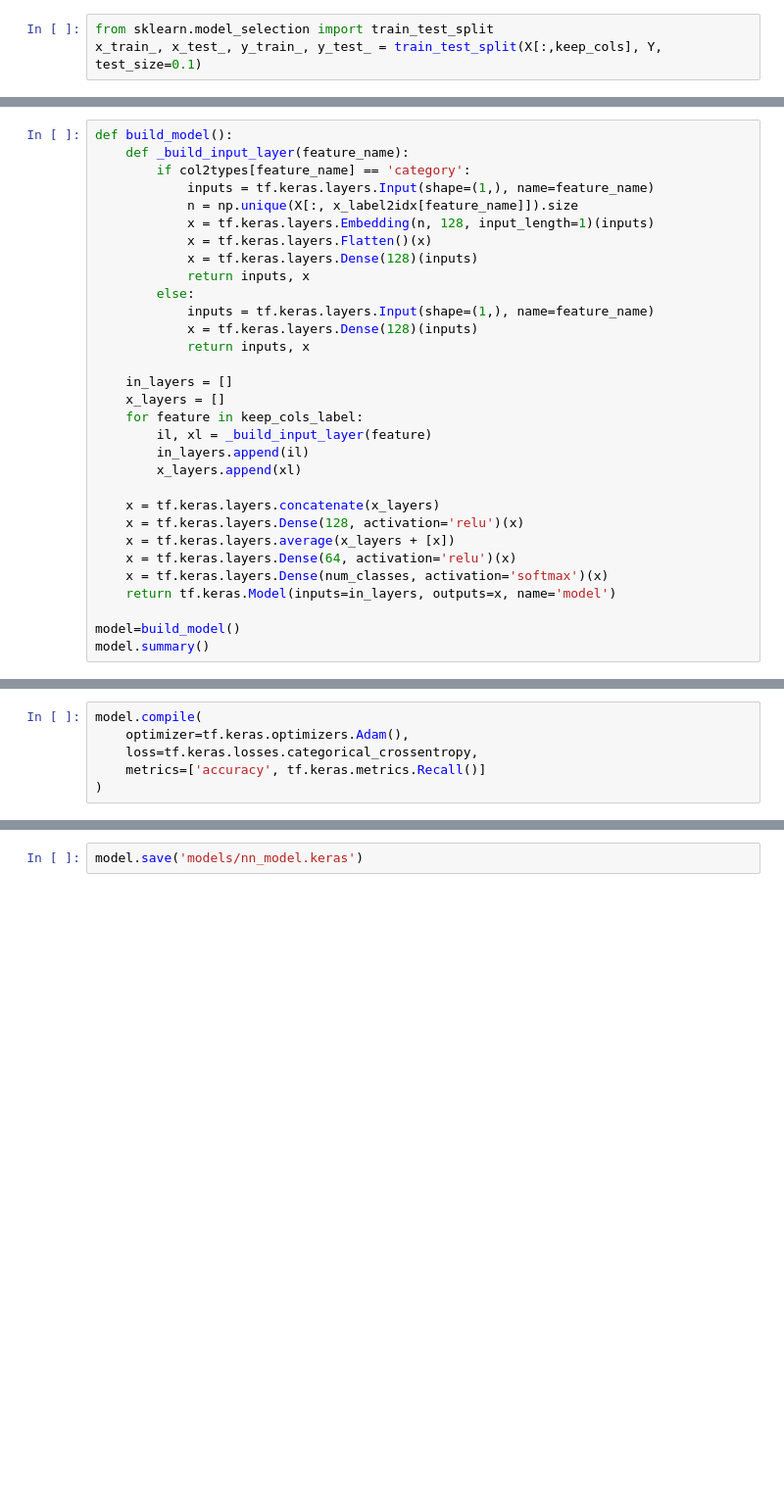
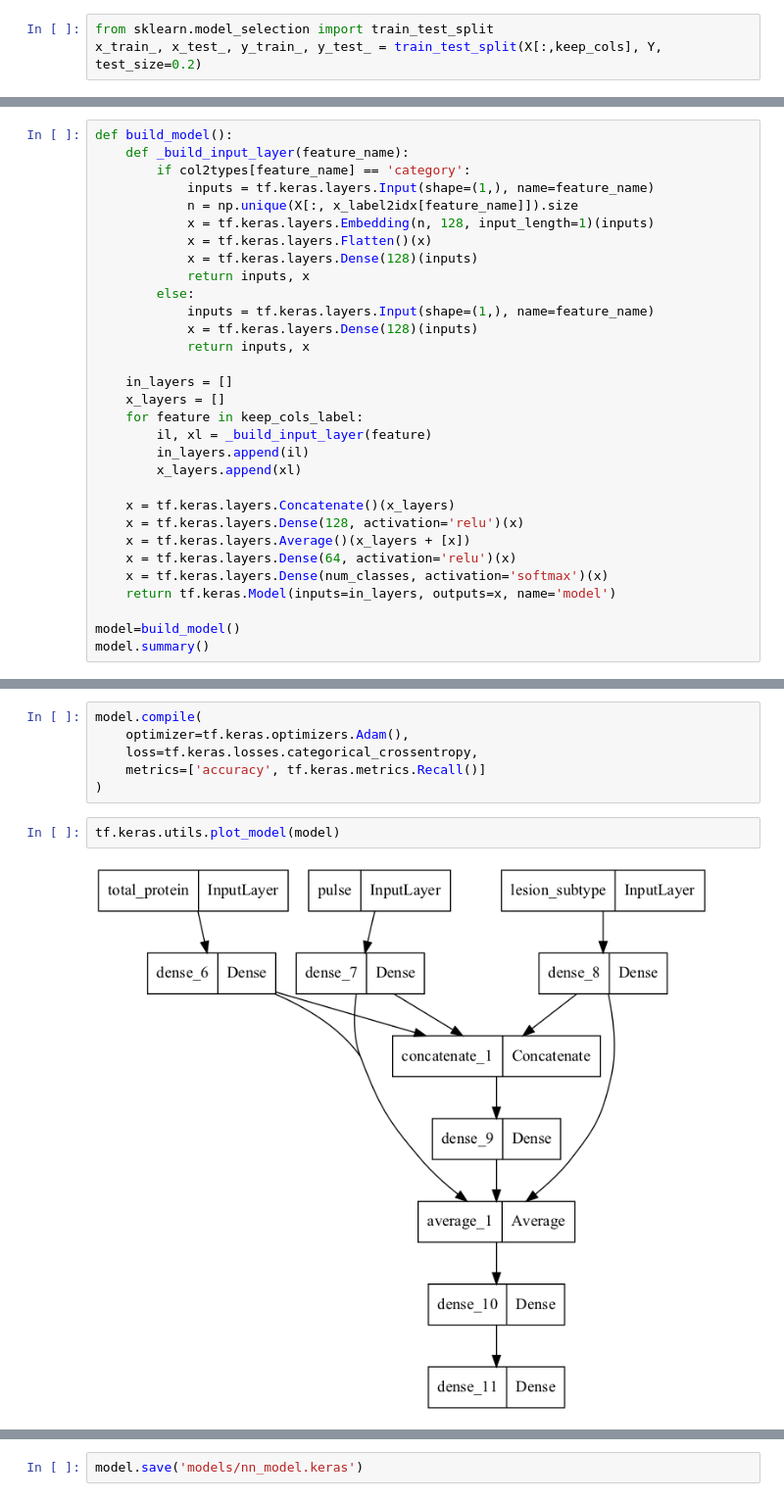
Before and after one commit to JaeAiKay/project-AI-classification, a Jupyter notebook: NN.ipynb, the cells around one changed output, grey strips where cells are left out. Shown: that part at 98% size. Saved outputs shown, nothing was run; the diff lists cells and outputs as text; blank space fills up the shorter version.

```diff
--- a/NN.ipynb
+++ b/NN.ipynb
@@ -72,7 +69,7 @@ keep_cols_label
 col2types = {l:df[l].dtype.name for l in X_labels}
 # %%
 from sklearn.model_selection import train_test_split
-x_train_, x_test_, y_train_, y_test_ = train_test_split(X[:,keep_cols], Y, test_size=0.1)
+x_train_, x_test_, y_train_, y_test_ = train_test_split(X[:,keep_cols], Y, test_size=0.2)
 # %%
 np.unique(y_test_, return_counts=1),np.unique(y_train_, return_counts=1)
 # %% [output]
@@ -111,9 +108,9 @@ def build_model():
         in_layers.append(il)
         x_layers.append(xl)
 
-    x = tf.keras.layers.concatenate(x_layers)
+    x = tf.keras.layers.Concatenate()(x_layers)
     x = tf.keras.layers.Dense(128, activation='relu')(x)
-    x = tf.keras.layers.average(x_layers + [x])
+    x = tf.keras.layers.Average()(x_layers + [x])
     x = tf.keras.layers.Dense(64, activation='relu')(x)
     x = tf.keras.layers.Dense(num_classes, activation='softmax')(x)
     return tf.keras.Model(inputs=in_layers, outputs=x, name='model')
@@ -146,4 +141,8 @@ model.compile(
     loss=tf.keras.losses.categorical_crossentropy,
     metrics=['accuracy', tf.keras.metrics.Recall()]
 )
+# %%
+tf.keras.utils.plot_model(model)
+# %% [output]
+[figure, added]
 # %%
```
Also changed, not shown: parts of 12 cells of this notebook, 2 other files.
